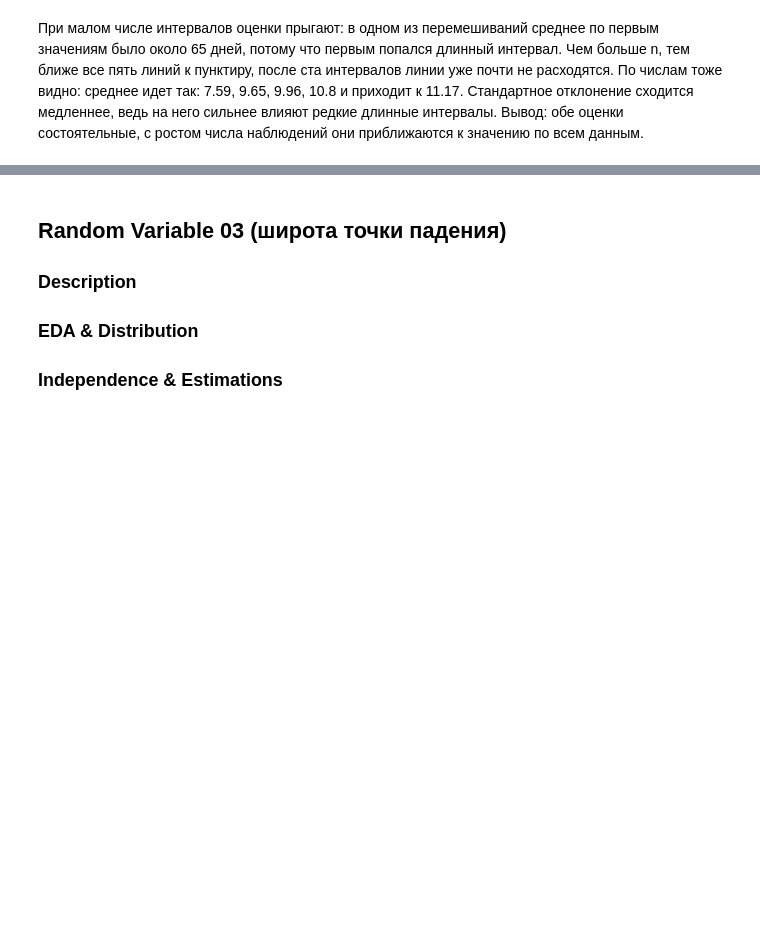
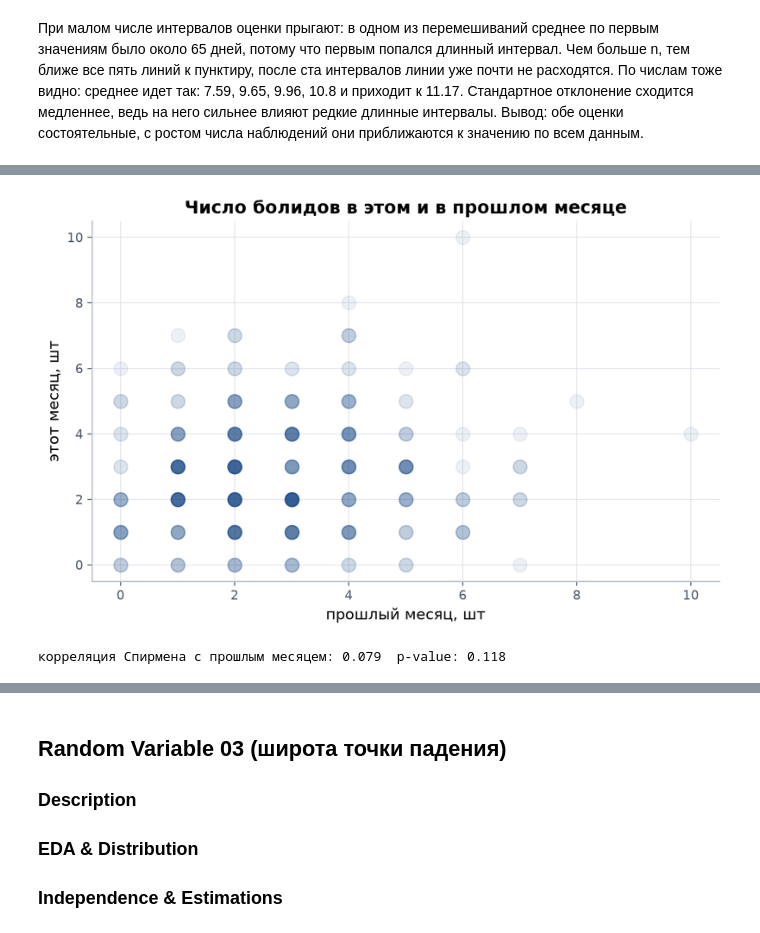
Before and after one commit to kotok9/app-stat-lab01, a Jupyter notebook: lab01_fireballs.ipynb, the cells around one changed output, grey strips where cells are left out. Saved outputs shown, nothing was run; the diff lists cells and outputs as text; code cells hidden in the pictures; blank space fills up the shorter version.

```diff
--- a/lab01_fireballs.ipynb
+++ b/lab01_fireballs.ipynb
@@ -602,0 +647,18 @@ n = 1068  среднее: 11.17  ст. отклонение: 12.37
+# %%
+# 2. можно ли угадать число по прошлому месяцу
+prev_month = monthly.values[:-1]
+next_month = monthly.values[1:]
+
+# значения целые, поэтому одинаковые точки накладываются друг на друга
+# чтобы было видно где их много, рисуем полупрозрачные крупные точки
+plt.scatter(prev_month, next_month, s=120, color=C_DATA, alpha=0.08)
+plt.title("Число болидов в этом и в прошлом месяце")
+plt.xlabel("прошлый месяц, шт")
+plt.ylabel("этот месяц, шт")
+plt.show()
+
+r, p = stats.spearmanr(prev_month, next_month)
+print("корреляция Спирмена с прошлым месяцем:", round(r, 3), " p-value:", round(p, 3))
+# %% [output]
+[figure, added]
+корреляция Спирмена с прошлым месяцем: 0.079  p-value: 0.118
```
Also changed, not shown: parts of 29 cells of this notebook.
